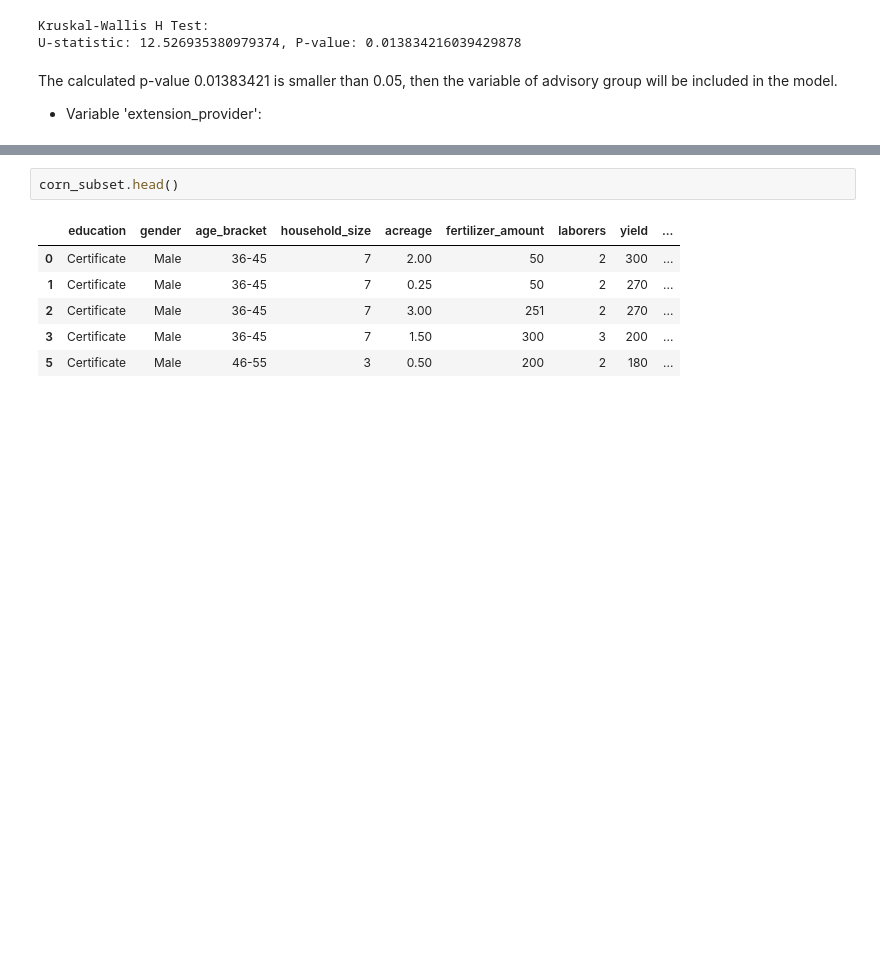
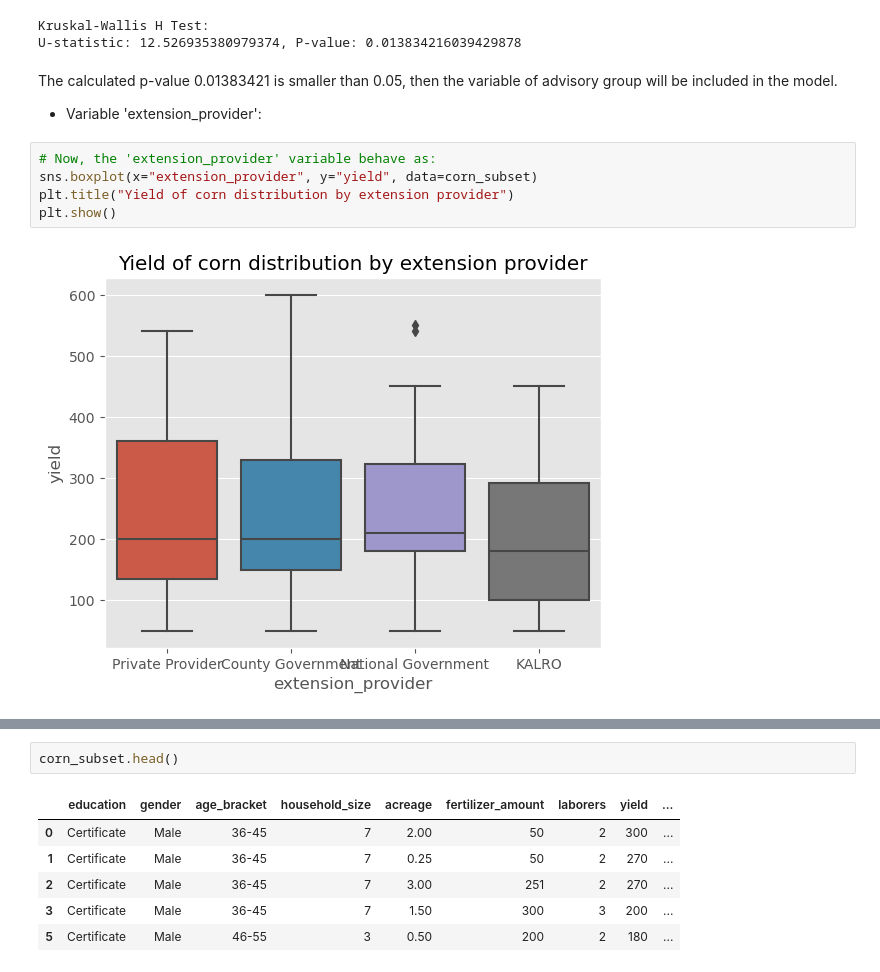
Before and after one commit to bizzaccelerator/midterm-project-mlzoomcamp, a Jupyter notebook: notebook.ipynb, the cells around one changed output, grey strips where cells are left out. Cells and saved outputs as stored; diff of their text form; blank space fills up the shorter version.

```diff
--- a/notebook.ipynb
+++ b/notebook.ipynb
@@ -733,3 +733,10 @@ U-statistic: 12.526935380979374, P-value: 0.013834216039429878
 The calculated p-value 0.01383421 is smaller than 0.05, then the variable of advisory group will be included in the model.
 
 - Variable 'extension_provider':
+# %%
+# Now, the 'extension_provider' variable behave as:
+sns.boxplot(x="extension_provider", y="yield", data=corn_subset)
+plt.title("Yield of corn distribution by extension provider")
+plt.show()
+# %% [output]
+[figure, added]
```
Also changed, not shown: parts of 16 cells of this notebook.
